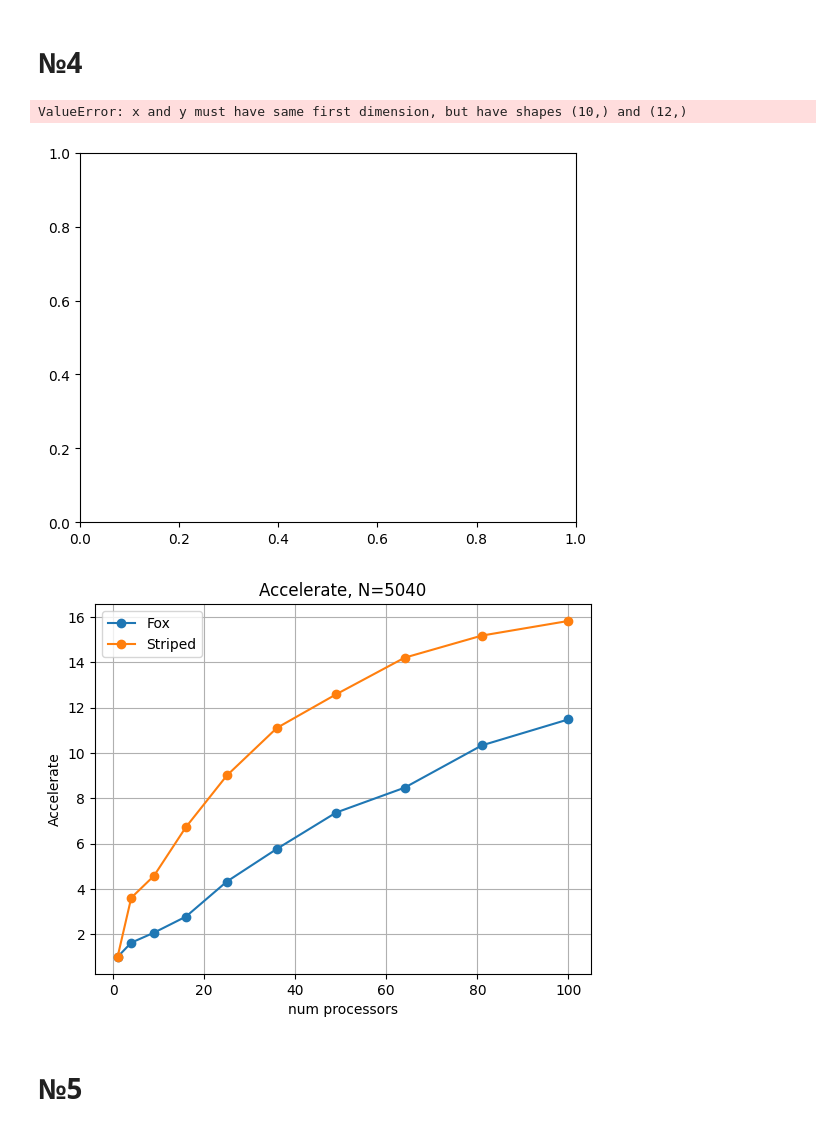
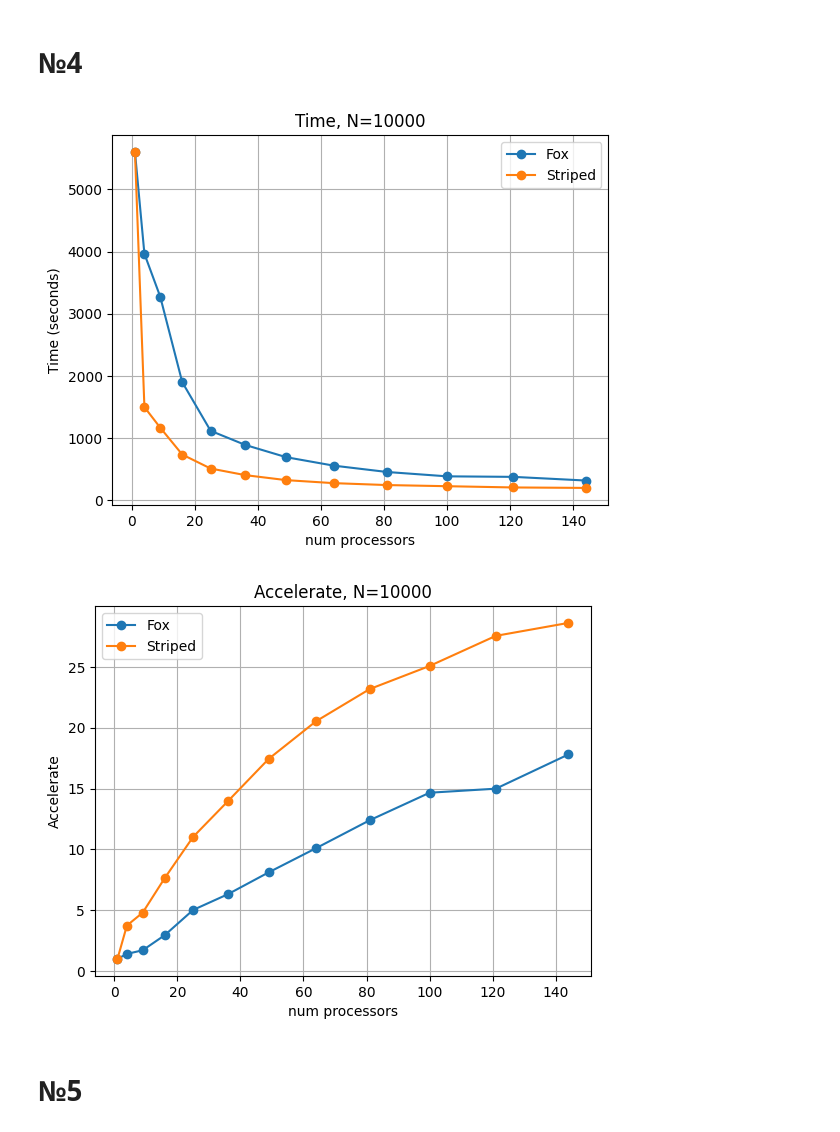
Before and after one commit to Arnoochka-Strudy/MPI, a Jupyter notebook: grafics.ipynb, the cells around one changed output. Saved outputs shown, nothing was run; the diff lists cells and outputs as text; code cells hidden in the pictures.

```diff
--- a/grafics.ipynb
+++ b/grafics.ipynb
@@ -226,14 +226,13 @@ labels = ["Fox", "Striped"]
 dirs = [f"ssh/4/results{label}.log" for label in ['F', 'S']]
 x = [(i + 1)**2 for i in range(12)]
 # %%
-Draw.draw_grafics(dirs, labels, 'Time', 5040, x)
+Draw.draw_grafics(dirs, labels, 'Time', 10000, x)
 # %% [output]
-ValueError: x and y must have same first dimension, but have shapes (10,) and (12,)
-[figure, old version]
+[figure, new version]
 # %%
-Draw.draw_grafics(dirs, labels, 'Accelerate', 5040, x)
+Draw.draw_grafics(dirs, labels, 'Accelerate', 10000, x)
 # %% [output]
-[figure, old version]
+[figure, new version]
 # %% [markdown]
 # №5
 # %%
```
Also changed, not shown: 2 other files.
